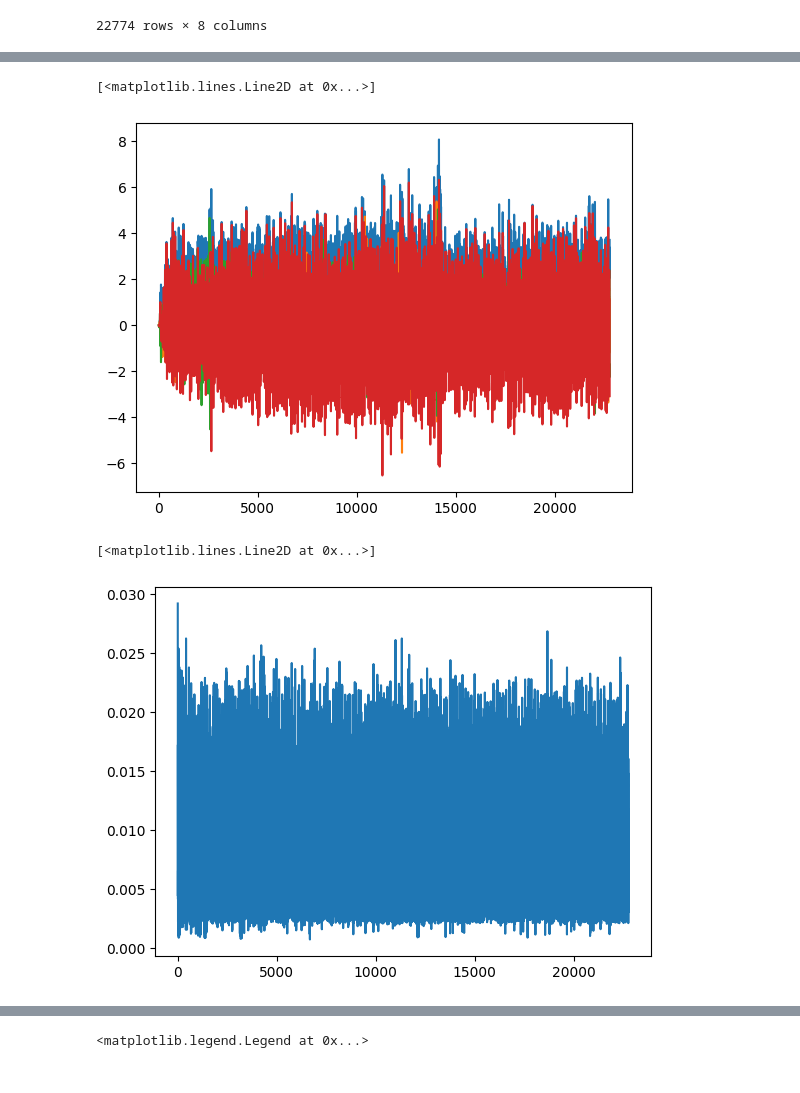
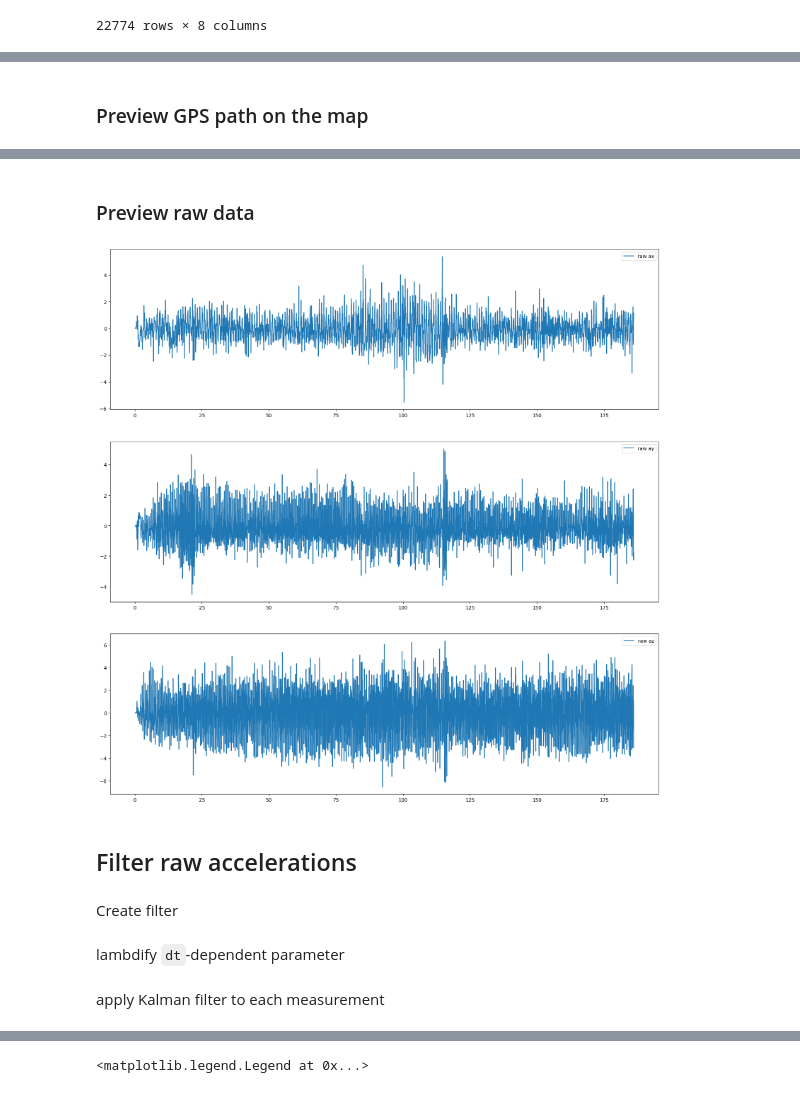
Before and after one commit to genom10/Sensors2023, a Jupyter notebook: HW2/Sensors_HW2_Dmitriev_Egor.ipynb, the cells around one changed output, grey strips where cells are left out. Drawn from its saved outputs; the diff is of its cells as text; code cells hidden in the pictures.

```diff
--- a/HW2/Sensors_HW2_Dmitriev_Egor.ipynb
+++ b/HW2/Sensors_HW2_Dmitriev_Egor.ipynb
@@ -223,4 +223,6 @@ Requirement already satisfied: charset-normalizer<4,>=2 in /home/genom10/.local/
 Requirement already satisfied: MarkupSafe>=2.0 in /home/genom10/.local/lib/python3.8/site-packages (from jinja2>=2.9->folium) (2.1.2)
+# %% [markdown]
+### Preview GPS path on the map
 # %%
 import folium
 
@@ -235,25 +237,26 @@ trail = folium.PolyLine(
 m
 # %% [output]
 [interactive output not drawn]
-# %%
-import matplotlib.pyplot as plt
-import numpy as np
-total_acc = np.sqrt((df['ax']**2) + (df['ay']**2) + (df['az']**2)).values
-# horizontal_acc
-plt.plot(total_acc)
-plt.plot(df['ax'])
-plt.plot(df['ay'])
-plt.plot(df['az'])
-# print(df['ax'])
-# %% [output]
-[<matplotlib.lines.Line2D at 0x...>]
-[figure, removed]
-# %%
-dt = np.gradient(df['time'])
-plt.plot(dt)
-# %% [output]
-[<matplotlib.lines.Line2D at 0x...>]
-[figure, removed]
+# %% [markdown]
+### Preview raw data
+# %%
+import matplotlib.pyplot as plt
+import numpy as np
+
+fig, ax = plt.subplots(3, 1, figsize=(20, 20))
+
+ax[0].plot(df['time'], df['ax'], label='raw ax')
+ax[1].plot(df['time'], df['ay'], label='raw ay')
+ax[2].plot(df['time'], df['az'], label='raw az')
+
+for ax_ in ax:
+    ax_.legend()
+# %% [output]
+[figure, added]
+# %% [markdown]
+## Filter raw accelerations
+# %% [markdown]
+Create filter
 # %%
 from filterpy.kalman import KalmanFilter
 import filterpy
@@ -275,6 +278,8 @@ filter.x = np.array([0.0, 0.0, 0.0, 0.0, 0.0, 0.0, 0.0, 0.0, 0.0])
 
 
 # filter.P
+# %% [markdown]
+lambdify `dt`-dependent parameter
 # %%
 import scipy
 f = lambda dt : np.array([[1,   dt,     (dt**2)/2],
@@ -284,6 +289,8 @@ F = lambda dt : scipy.linalg.block_diag(*([f(dt)]*3))
 
 q = lambda dt : filterpy.common.Q_discrete_white_noise(dim=3, dt=dt)
 Q = lambda dt : scipy.linalg.block_diag(*([q(dt)]*3))
+# %% [markdown]
+apply Kalman filter to each measurement
 # %%
 kalman = []
 stateCovarianceHistory = []
```
Also changed, not shown: parts of 17 cells of this notebook.
